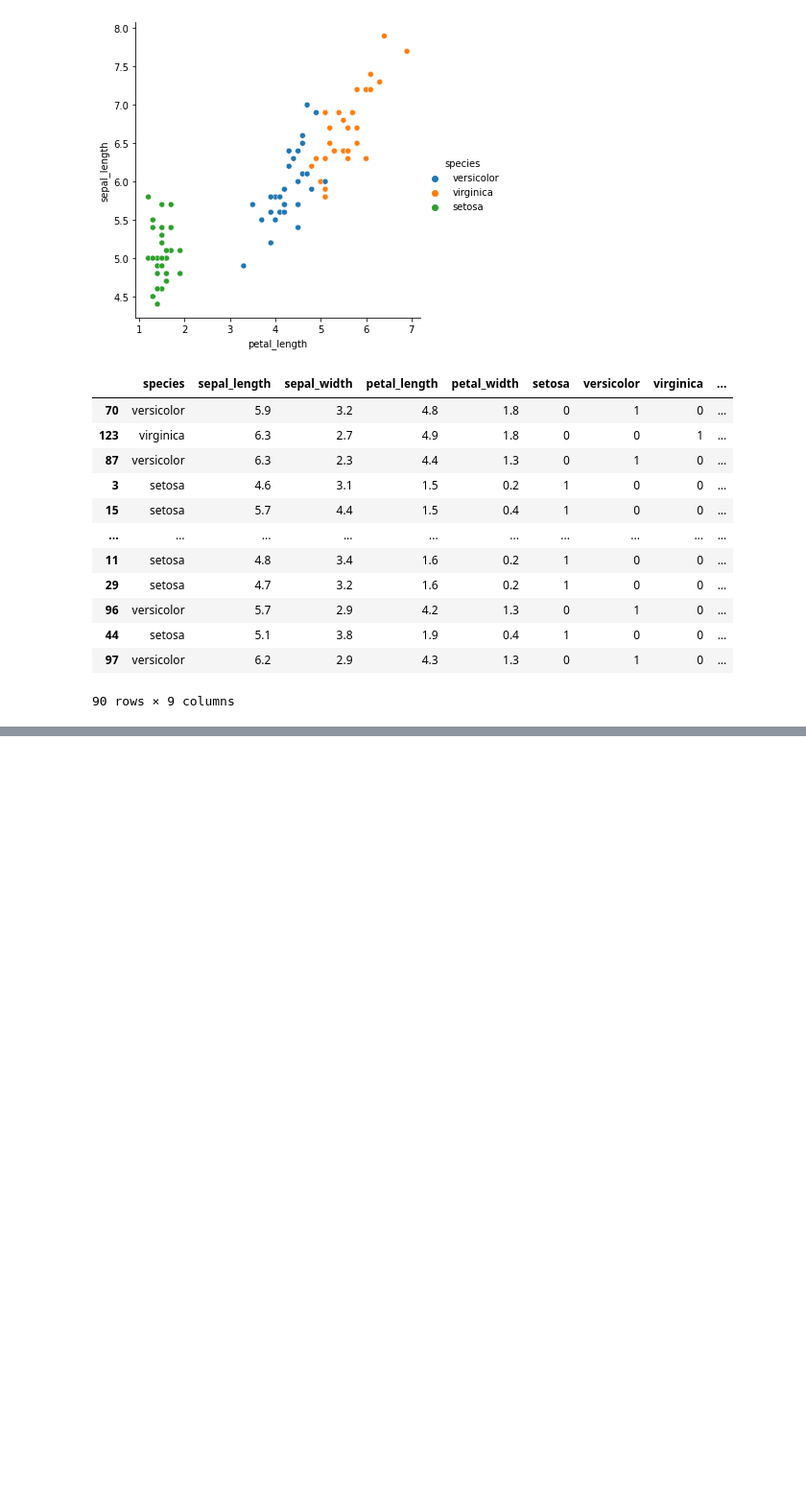
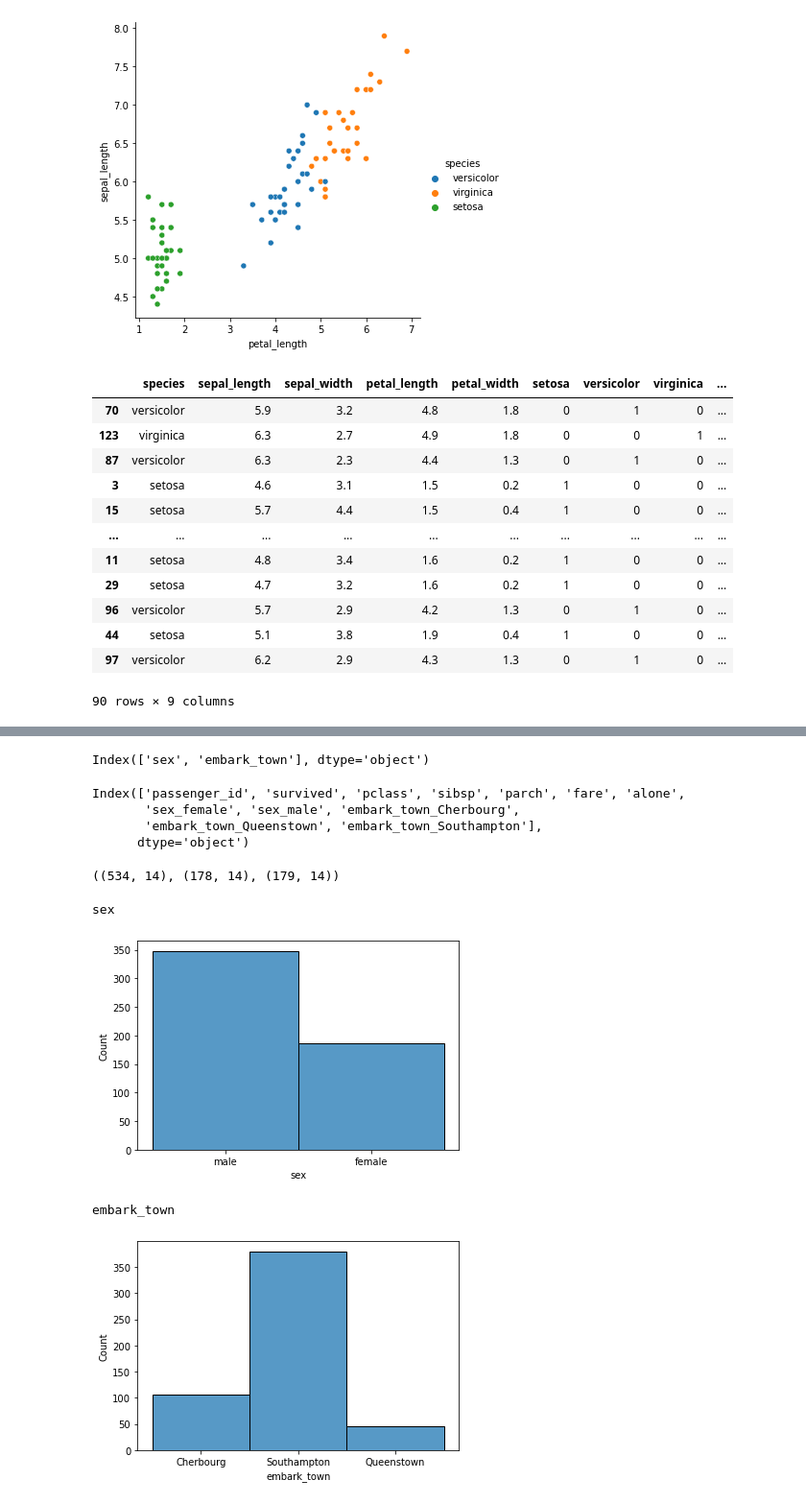
Before and after one commit to Larry-Holmes/classification-exercises, a Jupyter notebook: classification_exercises.ipynb, the cells around one changed output, grey strips where cells are left out. Shown: that part at 96% size. Cells and saved outputs as stored; diff of their text form; code cells hidden in the pictures; blank space fills up the shorter version.

Commit message:
updating my explore exercises and adding my acquire and prepare files to github

```diff
--- a/classification_exercises.ipynb
+++ b/classification_exercises.ipynb
@@ -901,0 +923,3 @@ else:
+# %%
+titanic = acquire.get_titanic_data()
+titanic
@@ -901,0 +940,3 @@ else:
+# %%
+titanic = prepare.prep_titanic(titanic)
+titanic
@@ -901,0 +989,29 @@ else:
+# %%
+t_cat = titanic.select_dtypes(include='object').columns
+t_cat
+# %% [output]
+Index(['sex', 'embark_town'], dtype='object')
+# %%
+t_var = titanic.select_dtypes(exclude='object').columns
+t_var
+# %% [output]
+Index(['passenger_id', 'survived', 'pclass', 'sibsp', 'parch', 'fare', 'alone',
+       'sex_female', 'sex_male', 'embark_town_Cherbourg',
+       'embark_town_Queenstown', 'embark_town_Southampton'],
+      dtype='object')
+# %%
+train, validate, test = prepare.my_train_test_split(titanic, 'survived')
+# %%
+train.shape, validate.shape, test.shape
+# %% [output]
+((534, 14), (178, 14), (179, 14))
+# %%
+for col in t_cat:
+    print(col)
+    sns.histplot(data = train, x=col)
+    plt.show()
+# %% [output]
+sex
+[figure, added]
+embark_town
+[figure, added]
```
Also changed, not shown: parts of 13 cells of this notebook, 2 other files.
